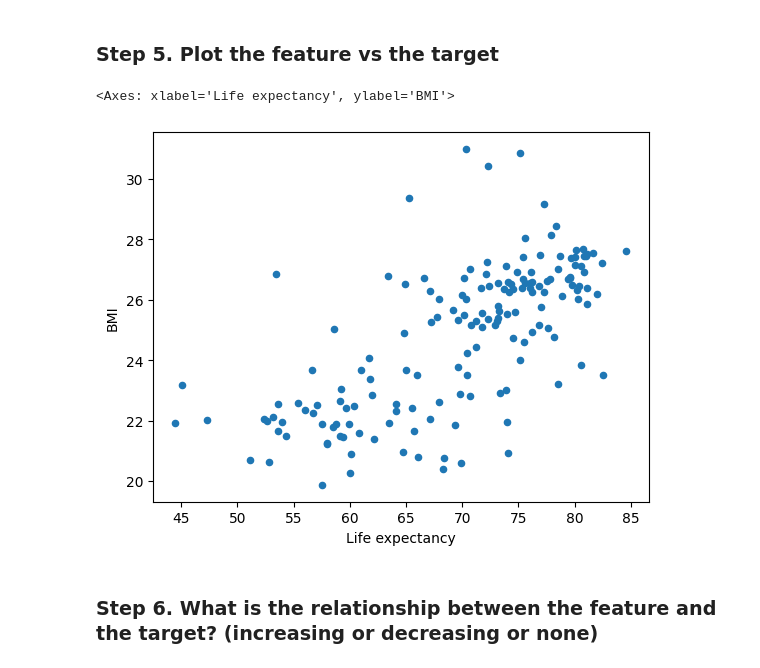
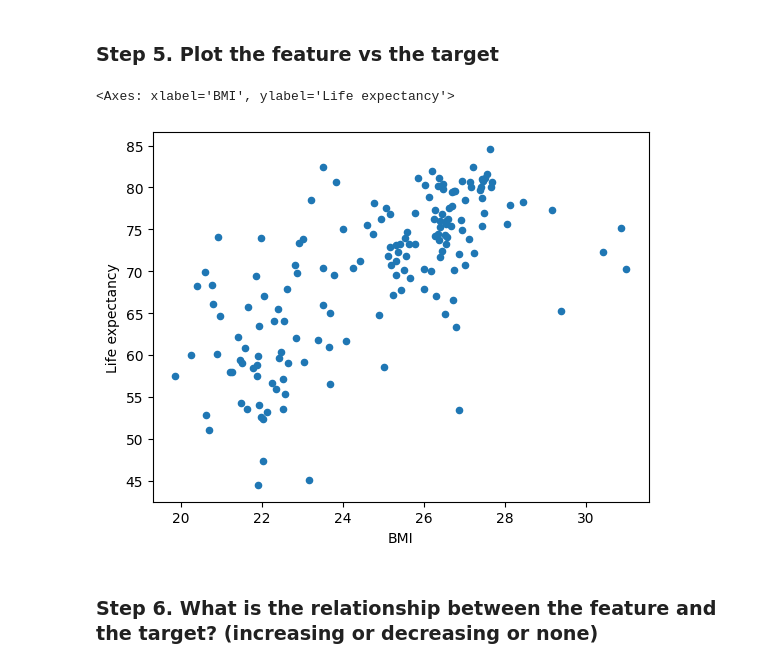
Before and after one commit to Rmalyahya/B5, a Jupyter notebook: student/C3/C3_M1Ex4.ipynb, the cells around one changed output. Saved outputs shown, nothing was run; the diff lists cells and outputs as text; code cells hidden in the pictures.

```diff
--- a/student/C3/C3_M1Ex4.ipynb
+++ b/student/C3/C3_M1Ex4.ipynb
@@ -60,12 +59,12 @@ x.select_dtypes(include='number').agg(['min', 'max', 'median', 'mean', 'std'])
 ### Step 5. Plot the feature vs the target
 # %%
 df.plot.scatter(
-    x = 'Life expectancy',
-    y = 'BMI'
+    x = 'BMI',
+    y = 'Life expectancy'
 )
 # %% [output]
-<Axes: xlabel='Life expectancy', ylabel='BMI'>
+<Axes: xlabel='BMI', ylabel='Life expectancy'>
-[figure, old version]
+[figure, new version]
 # %% [markdown]
 ### Step 6. What is the relationship between the feature and the target? (increasing or decreasing or none)
 # %% [markdown]
```
Also changed, not shown: parts of 6 cells of this notebook.
